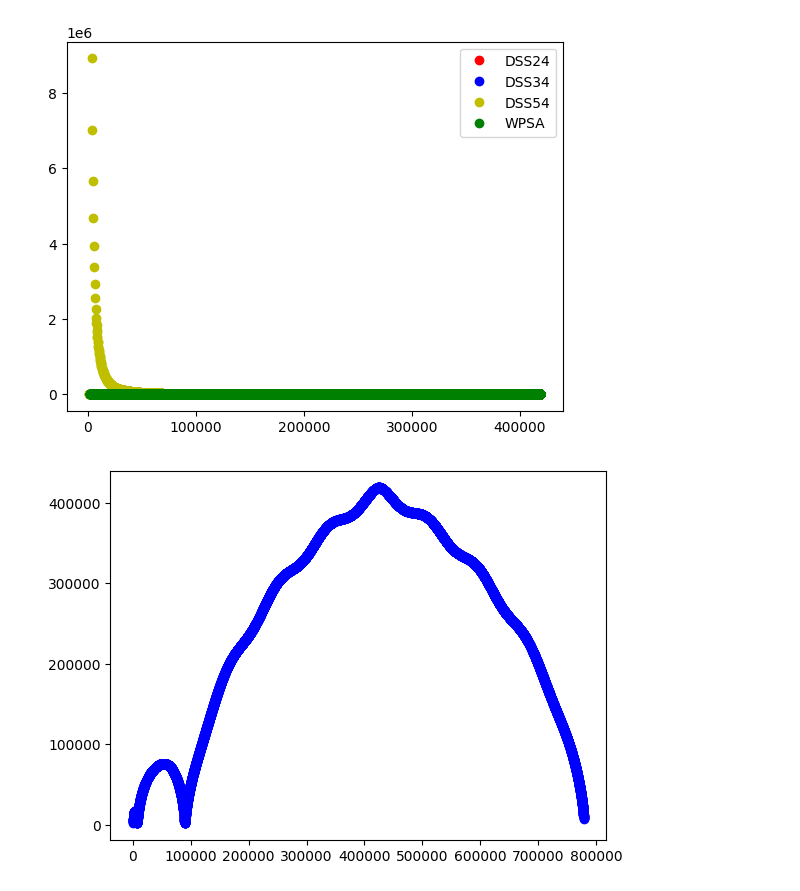
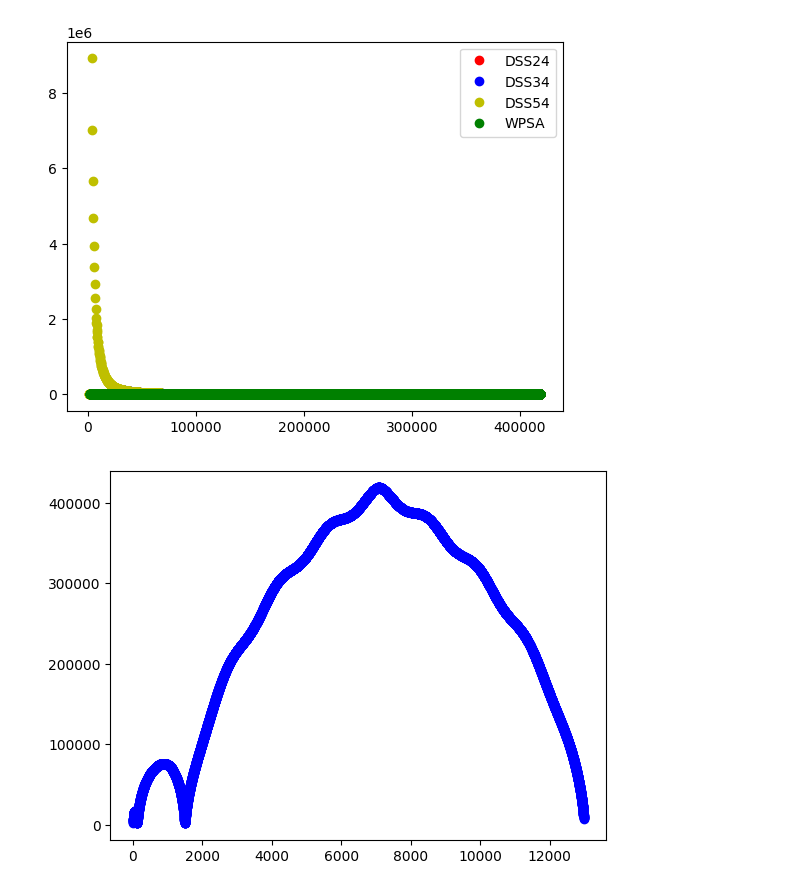
Before and after one commit to Team-Hydrogen/2025-ADC-Data, a Jupyter notebook: linkbudget_offnominal.ipynb, the cells around one changed output. Saved outputs shown, nothing was run; the diff lists cells and outputs as text; code cells hidden in the pictures.

Commit message:
changed time from min -> sec

```diff
--- a/linkbudget_offnominal.ipynb
+++ b/linkbudget_offnominal.ipynb
@@ -34,5 +34,9 @@ import matplotlib.pyplot as plt
 
 antennadf = pd.read_csv("./data/antenna_plot.csv", index_col=False)
 satelitedf = pd.read_csv("./data/starting_data/bonusdata.csv", index_col=False)
+time_min = []
+for i in range(0, len(antennadf)):
+    time_min.append(satelitedf["MISSION ELAPSED TIME (min)"].iloc[i%len(satelitedf)])
+antennadf["Time (min)"] = time_min
 print(antennadf.shape, satelitedf.shape)
 # %% [output]
@@ -244,8 +248,8 @@ plt.show()
 # %% [output]
 [figure]
 # %%
-# plt.plot(antennadf["Time (sec)"])
-plt.plot(antennadf["Time (sec)"].iloc[:12981], slantdistance[:12981], 'bo')
+# plt.plot(antennadf["Time (min)"])
+plt.plot(antennadf["Time (min)"].iloc[:12981], slantdistance[:12981], 'bo')
 plt.show()
 # %% [output]
-[figure, old version]
+[figure, new version]
```
Also changed, not shown: parts of 6 cells of this notebook, 12 other files.
